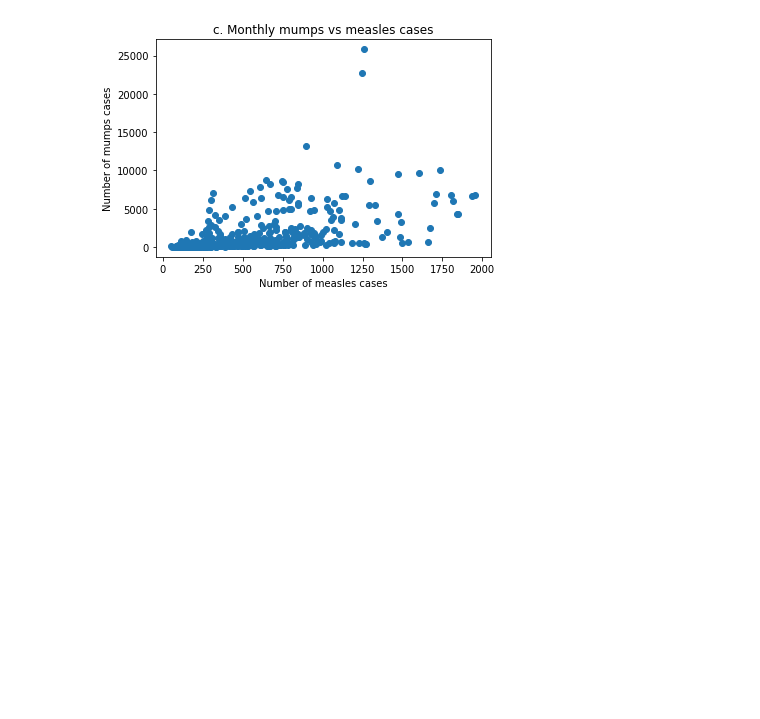
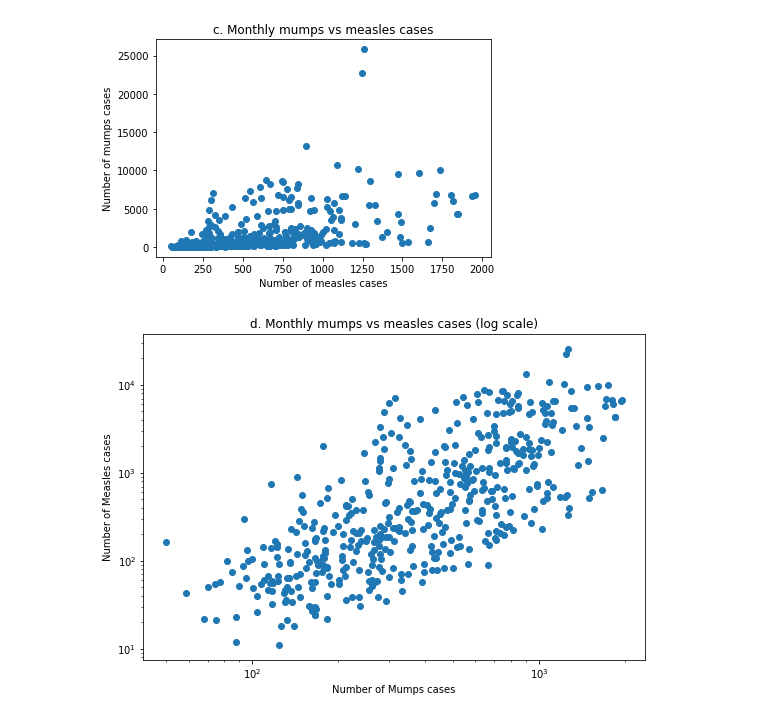
Before and after one commit to retrouvm/Code-Practice, a Jupyter notebook: Data_Science/assignments/HW3/HW3_skeleton.ipynb, the cells around one changed output. Drawn from its saved outputs; the diff is of its cells as text; code cells hidden in the pictures; blank space fills up the shorter version.

```diff
--- a/Data_Science/assignments/HW3/HW3_skeleton.ipynb
+++ b/Data_Science/assignments/HW3/HW3_skeleton.ipynb
@@ -227,0 +204,12 @@ print('\n\nAnswer to e: ' + answer)
+# %%
+#Plot monthly mumps cases against measles cases in log scale
+
+plt.figure(figsize=[9, 6])
+plt.title('d. Monthly mumps vs measles cases (log scale)')
+plt.xlabel('Number of Mumps cases')
+plt.ylabel('Number of Measles cases')
+plt.scatter(mumpsCases,measlesCases)
+plt.loglog(1000,1000)
+plt.show()
+# %% [output]
+[figure, added]
```
Also changed, not shown: parts of 5 cells of this notebook.
